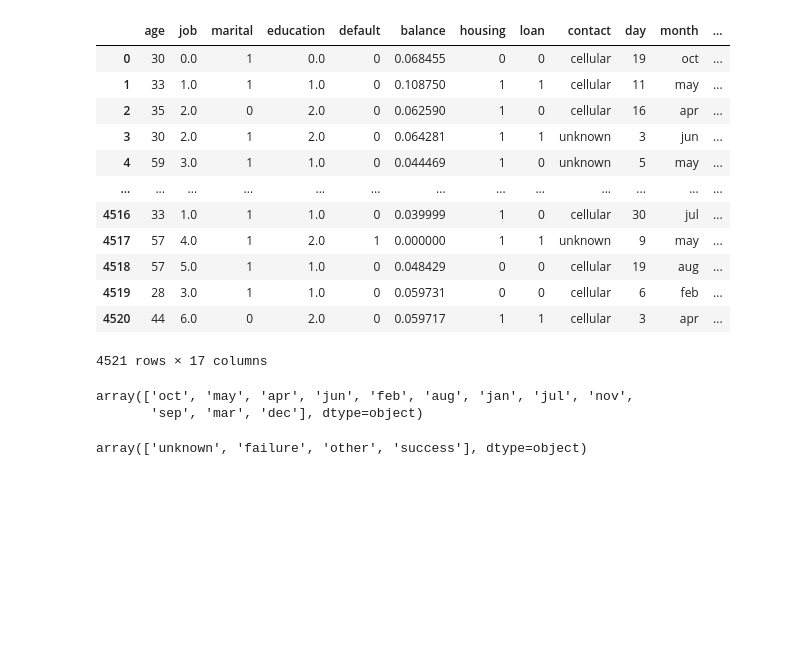
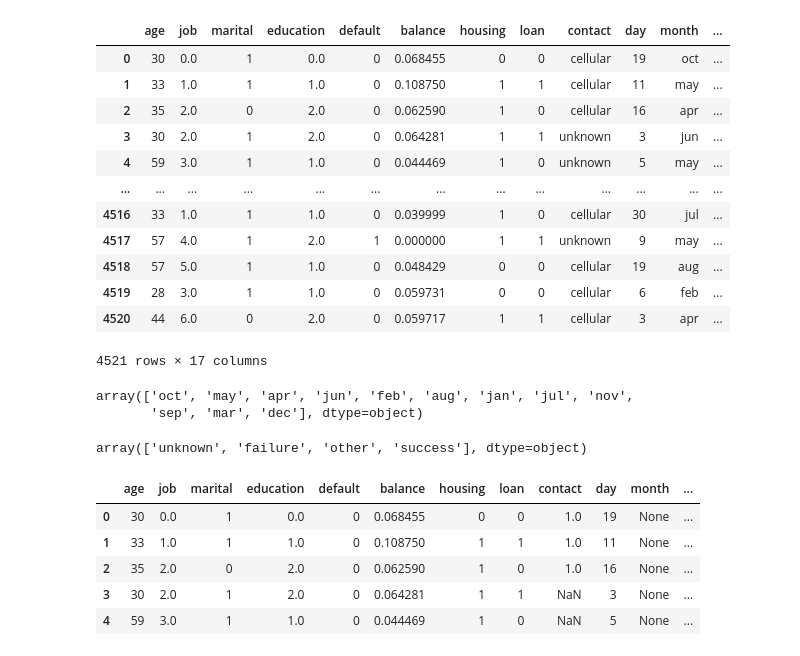
Before and after one commit to Rahafzsh/DataMiningTasks, a Jupyter notebook: Lab5/DMLab5.ipynb, the cells around one changed output. Saved outputs shown, nothing was run; the diff lists cells and outputs as text; code cells hidden in the pictures; blank space fills up the shorter version.

```diff
--- a/Lab5/DMLab5.ipynb
+++ b/Lab5/DMLab5.ipynb
@@ -149,3 +149,14 @@ df.poutcome.unique()
 array(['unknown', 'failure', 'other', 'success'], dtype=object)
 # %%
 df.poutcome=df.poutcome.map({'unknown':np.nan, 'failure':0, 'other':1, 'success':2})
+# %%
+df.pdays=df.pdays.apply(lambda v: (v-df.pdays.min())/(df.pdays.max()-df.pdays.min()))
+# %%
+df.head()
+# %% [output]
+|  | age | job | marital | education | default | balance | housing | loan | contact | day | month | ... |
+| 0 | 30 | 0.0 | 1 | 0.0 | 0 | 0.068455 | 0 | 0 | 1.0 | 19 | None | ... |
+| 1 | 33 | 1.0 | 1 | 1.0 | 0 | 0.108750 | 1 | 1 | 1.0 | 11 | None | ... |
+| 2 | 35 | 2.0 | 0 | 2.0 | 0 | 0.062590 | 1 | 0 | 1.0 | 16 | None | ... |
+| 3 | 30 | 2.0 | 1 | 2.0 | 0 | 0.064281 | 1 | 1 | NaN | 3 | None | ... |
+| 4 | 59 | 3.0 | 1 | 1.0 | 0 | 0.044469 | 1 | 0 | NaN | 5 | None | ... |
```
Also changed, not shown: parts of 1 cell of this notebook.
